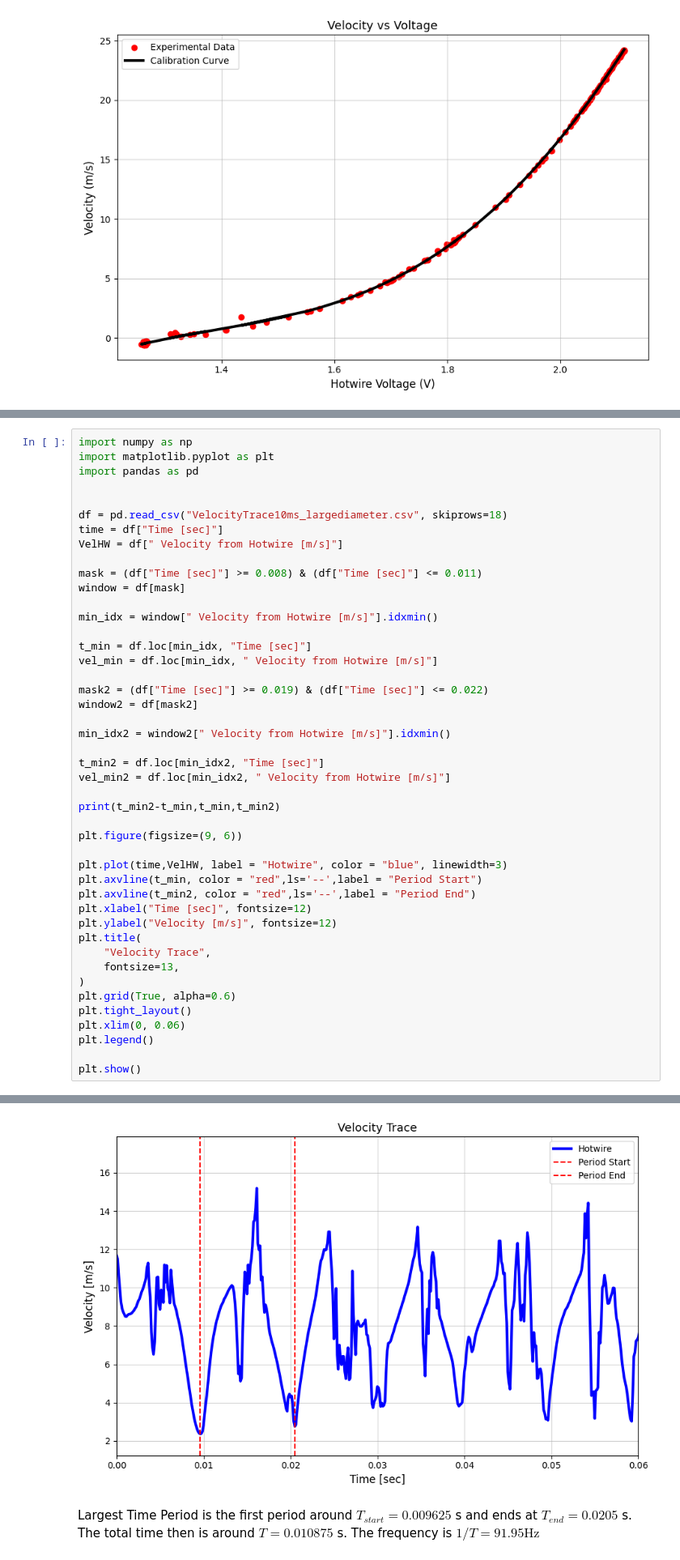
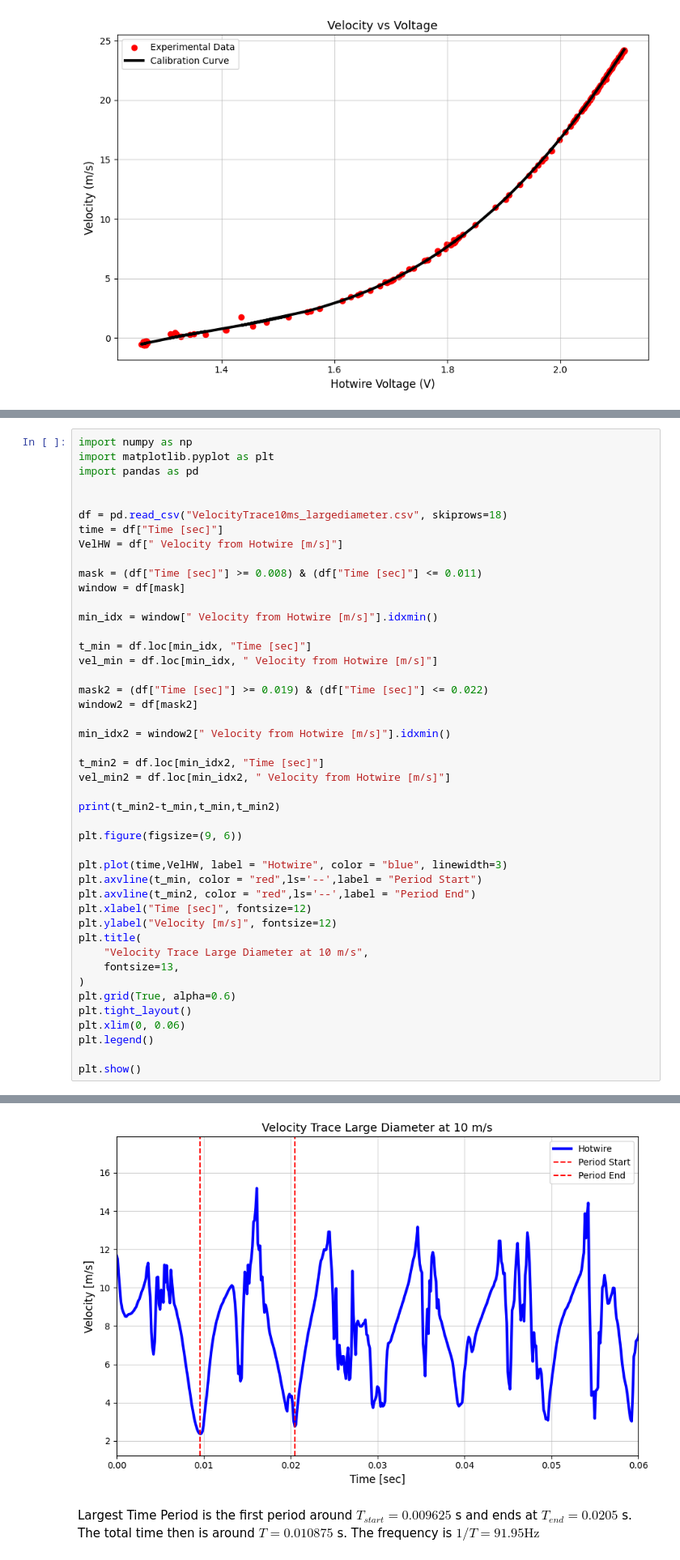
Before and after one commit to MaheenKumar/AE460, a Jupyter notebook: AE460HW4_Kumar.ipynb, the cells around one changed output, grey strips where cells are left out. Shown at 81% size. Cells and saved outputs as stored; diff of their text form.

```diff
--- a/AE460HW4_Kumar.ipynb
+++ b/AE460HW4_Kumar.ipynb
@@ -91,34 +91,34 @@ t_min = df.loc[min_idx, "Time [sec]"]
 vel_min = df.loc[min_idx, " Velocity from Hotwire [m/s]"]
 
 mask2 = (df["Time [sec]"] >= 0.019) & (df["Time [sec]"] <= 0.022)
 window2 = df[mask2]
 
 min_idx2 = window2[" Velocity from Hotwire [m/s]"].idxmin()
 
 t_min2 = df.loc[min_idx2, "Time [sec]"]
 vel_min2 = df.loc[min_idx2, " Velocity from Hotwire [m/s]"]
 
 print(t_min2-t_min,t_min,t_min2)
 
 plt.figure(figsize=(9, 6))
 
 plt.plot(time,VelHW, label = "Hotwire", color = "blue", linewidth=3)
 plt.axvline(t_min, color = "red",ls='--',label = "Period Start")
 plt.axvline(t_min2, color = "red",ls='--',label = "Period End")
 plt.xlabel("Time [sec]", fontsize=12)
 plt.ylabel("Velocity [m/s]", fontsize=12)
 plt.title(
-    "Velocity Trace",
+    "Velocity Trace Large Diameter at 10 m/s",
     fontsize=13,
 )
 plt.grid(True, alpha=0.6)
 plt.tight_layout()
 plt.xlim(0, 0.06)
 plt.legend()
 
 plt.show()
 # %% [output]
 0.010875000000000001 0.009625 0.0205
-[figure, old version]
+[figure, new version]
 # %% [markdown]
 Largest Time Period is the first period around $T_{start}=0.009625$ s and ends at $T_{end}=0.0205$ s. The total time then is around $T=0.010875$ s. The frequency is $1/T=91.95 \text{Hz}$
```
Also changed, not shown: parts of 5 cells of this notebook.
